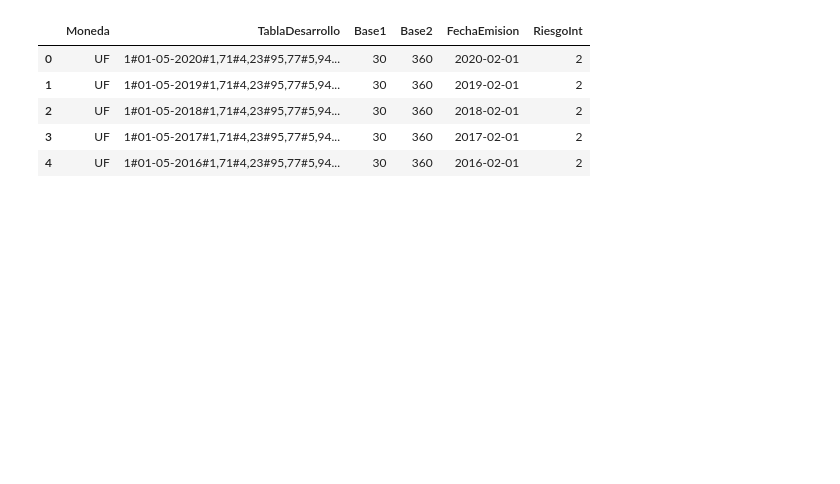
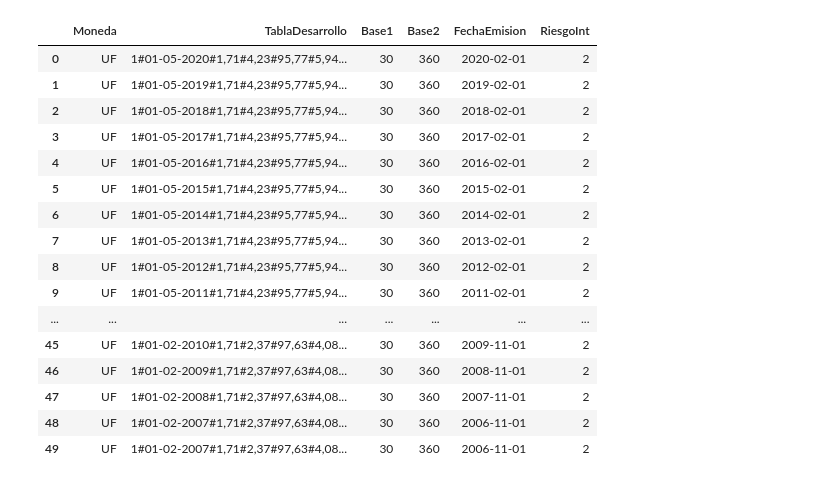
Before and after one commit to GrosoWoW/Practica, a Jupyter notebook: Intento/Cartera/Cartera_Bonos.ipynb, the cells around one changed output. Saved outputs shown, nothing was run; the diff lists cells and outputs as text; code cells hidden in the pictures; blank space fills up the shorter version.

Commit message:
Emulacion cartera con solo bonos

```diff
--- a/Intento/Cartera/Cartera_Bonos.ipynb
+++ b/Intento/Cartera/Cartera_Bonos.ipynb
@@ -21,15 +21,26 @@ def bonos_dbAlgebra(n,cn):
     bonos = pd.read_sql(bonos, cn)
     return pd.DataFrame(bonos)
 # %%
-bonos = bonos_dbAlgebra(5,cn)
+bonos = bonos_dbAlgebra(50,cn)
 bonos
 # %% [output]
 |  | Moneda | TablaDesarrollo | Base1 | Base2 | FechaEmision | RiesgoInt |
 | 0 | UF | 1#01-05-2020#1,71#4,23#95,77#5,94... | 30 | 360 | 2020-02-01 | 2 |
 | 1 | UF | 1#01-05-2019#1,71#4,23#95,77#5,94... | 30 | 360 | 2019-02-01 | 2 |
 | 2 | UF | 1#01-05-2018#1,71#4,23#95,77#5,94... | 30 | 360 | 2018-02-01 | 2 |
 | 3 | UF | 1#01-05-2017#1,71#4,23#95,77#5,94... | 30 | 360 | 2017-02-01 | 2 |
 | 4 | UF | 1#01-05-2016#1,71#4,23#95,77#5,94... | 30 | 360 | 2016-02-01 | 2 |
+| 5 | UF | 1#01-05-2015#1,71#4,23#95,77#5,94... | 30 | 360 | 2015-02-01 | 2 |
+| 6 | UF | 1#01-05-2014#1,71#4,23#95,77#5,94... | 30 | 360 | 2014-02-01 | 2 |
+| 7 | UF | 1#01-05-2013#1,71#4,23#95,77#5,94... | 30 | 360 | 2013-02-01 | 2 |
+| 8 | UF | 1#01-05-2012#1,71#4,23#95,77#5,94... | 30 | 360 | 2012-02-01 | 2 |
+| 9 | UF | 1#01-05-2011#1,71#4,23#95,77#5,94... | 30 | 360 | 2011-02-01 | 2 |
+| ... | ... | ... | ... | ... | ... | ... |
+| 45 | UF | 1#01-02-2010#1,71#2,37#97,63#4,08... | 30 | 360 | 2009-11-01 | 2 |
+| 46 | UF | 1#01-02-2009#1,71#2,37#97,63#4,08... | 30 | 360 | 2008-11-01 | 2 |
+| 47 | UF | 1#01-02-2008#1,71#2,37#97,63#4,08... | 30 | 360 | 2007-11-01 | 2 |
+| 48 | UF | 1#01-02-2007#1,71#2,37#97,63#4,08... | 30 | 360 | 2006-11-01 | 2 |
+| 49 | UF | 1#01-02-2007#1,71#2,37#97,63#4,08... | 30 | 360 | 2006-11-01 | 2 |
 # %%
 def conversionSYP(riesgo):
     return {1: 'AAA',2: 'AA',3: 'AA',4: 'AA',5: 'A',6: 'A',7: 'A',8: 'BBB',9: 'BBB',10: 'BBB',\
```
Also changed, not shown: parts of 3 cells of this notebook, 1 other file.
